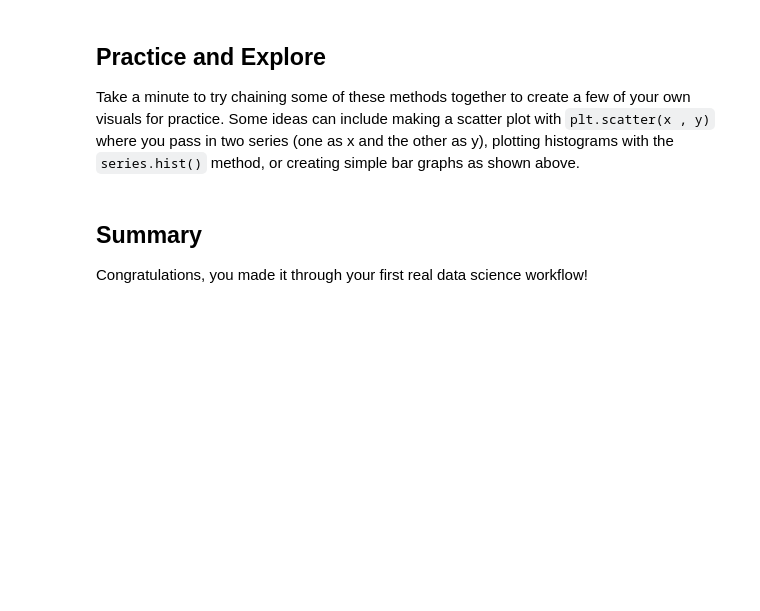
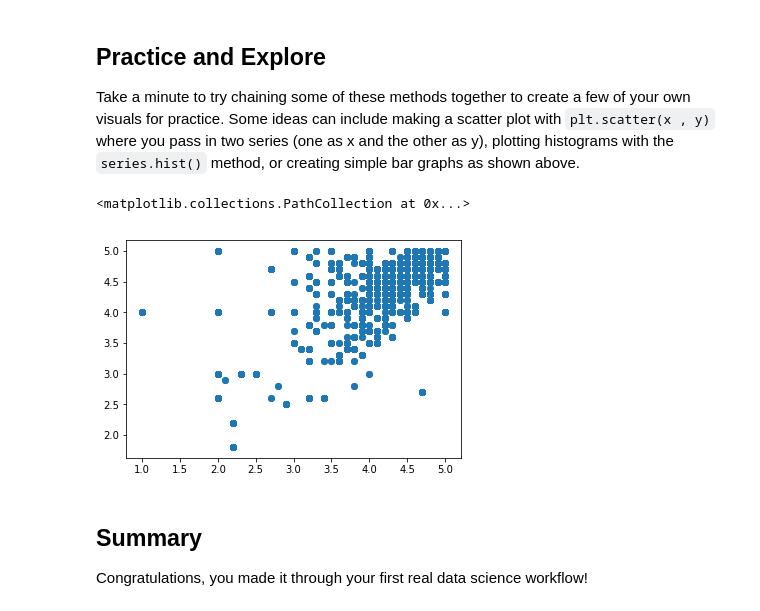
Before and after one commit to Laura-ShummonMaass/dsc-first-codealong-seattle-ds-career-040119, a Jupyter notebook: index.ipynb, the cells around one changed output. Saved outputs shown, nothing was run; the diff lists cells and outputs as text; code cells hidden in the pictures; blank space fills up the shorter version.

```diff
--- a/index.ipynb
+++ b/index.ipynb
@@ -284,7 +284,10 @@ Text(0, 0.5, 'Theme')
 
 Take a minute to try chaining some of these methods together to create a few of your own visuals for practice. Some ideas can include making a scatter plot with `plt.scatter(x , y)` where you pass in two series (one as x and the other as y), plotting histograms with the `series.hist()` method, or creating simple bar graphs as shown above.
 # %%
-plt.scatter(df.play_star_rating, df.star_rating)
+plt.scatter(df['play_star_rating, df.star_rating)
+# %% [output]
+<matplotlib.collections.PathCollection at 0x...>
+[figure, added]
 # %%
 df.play_star_rating.hist()
 # %%
```
